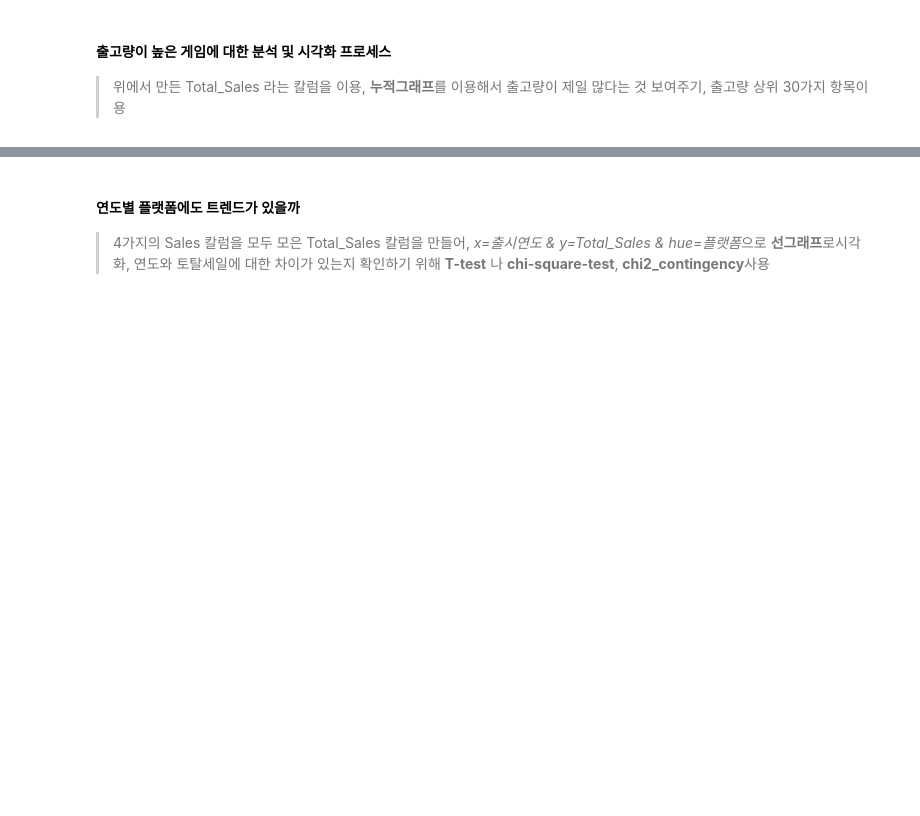
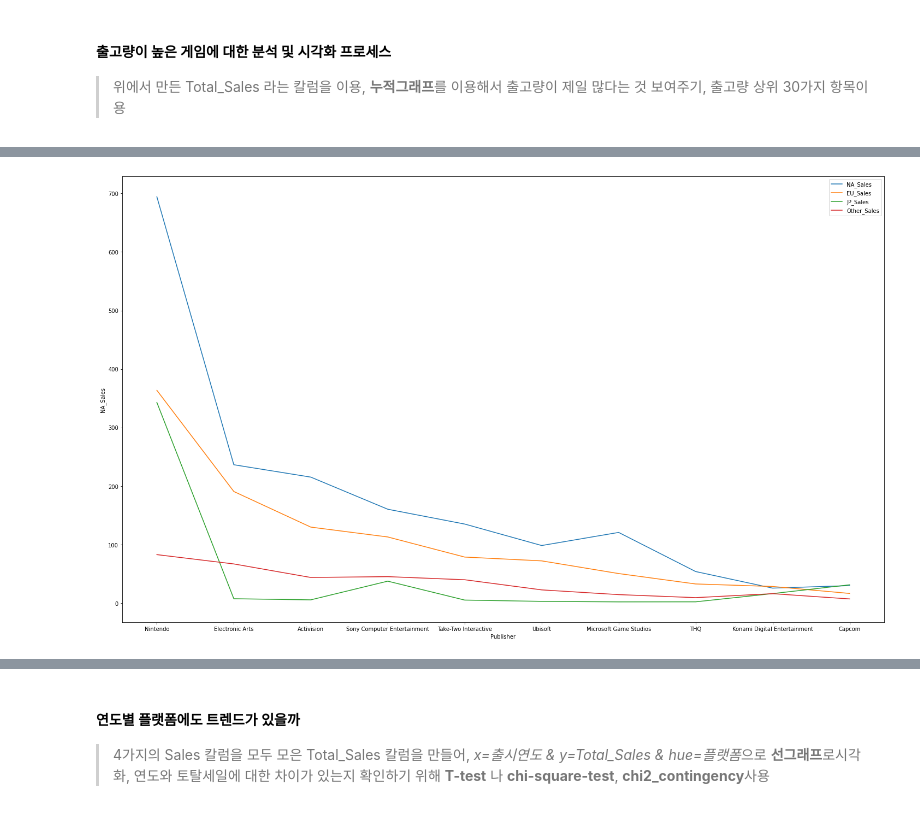
Before and after one commit to ohyunju/projects, a Jupyter notebook: project1/Project1.ipynb, the cells around one changed output, grey strips where cells are left out. Drawn from its saved outputs; the diff is of its cells as text; code cells hidden in the pictures; blank space fills up the shorter version.

```diff
--- a/project1/Project1.ipynb
+++ b/project1/Project1.ipynb
@@ -702,0 +738,5 @@ See the caveats in the documentation: https://pandas.pydata.org/pandas-docs/stab
+# %%
+Top_Sales3=Top_Sales.groupby(['Publisher']).sum()
+Top_Sales3=Top_Sales3[['NA_Sales','EU_Sales','JP_Sales','Other_Sales','Total_Sales']]
+Top_Sales3=Top_Sales3.sort_values(by=['Total_Sales'], axis=0, ascending=False)
+Top_Sales3[0:10]
@@ -702,0 +756,16 @@ See the caveats in the documentation: https://pandas.pydata.org/pandas-docs/stab
+# %%
+#선 시각화
+import seaborn as sns
+import matplotlib.pyplot as plt
+
+Publisher=Top_Sales3.index[0:10]
+plt.figure(figsize=(25, 15))
+sns.lineplot(Publisher,Top_Sales3['NA_Sales'][0:10])
+sns.lineplot(Publisher,Top_Sales3['EU_Sales'][0:10])
+sns.lineplot(Publisher,Top_Sales3['JP_Sales'][0:10])
+sns.lineplot(Publisher,Top_Sales3['Other_Sales'][0:10])
+#sns.lineplot(Publisher,Top_Sales3['Total_Sales'][0:10])
+plt.legend(Top_Sales3.columns)
+plt.show()
+# %% [output]
+[figure, added]
```
Also changed, not shown: parts of 10 cells of this notebook.
